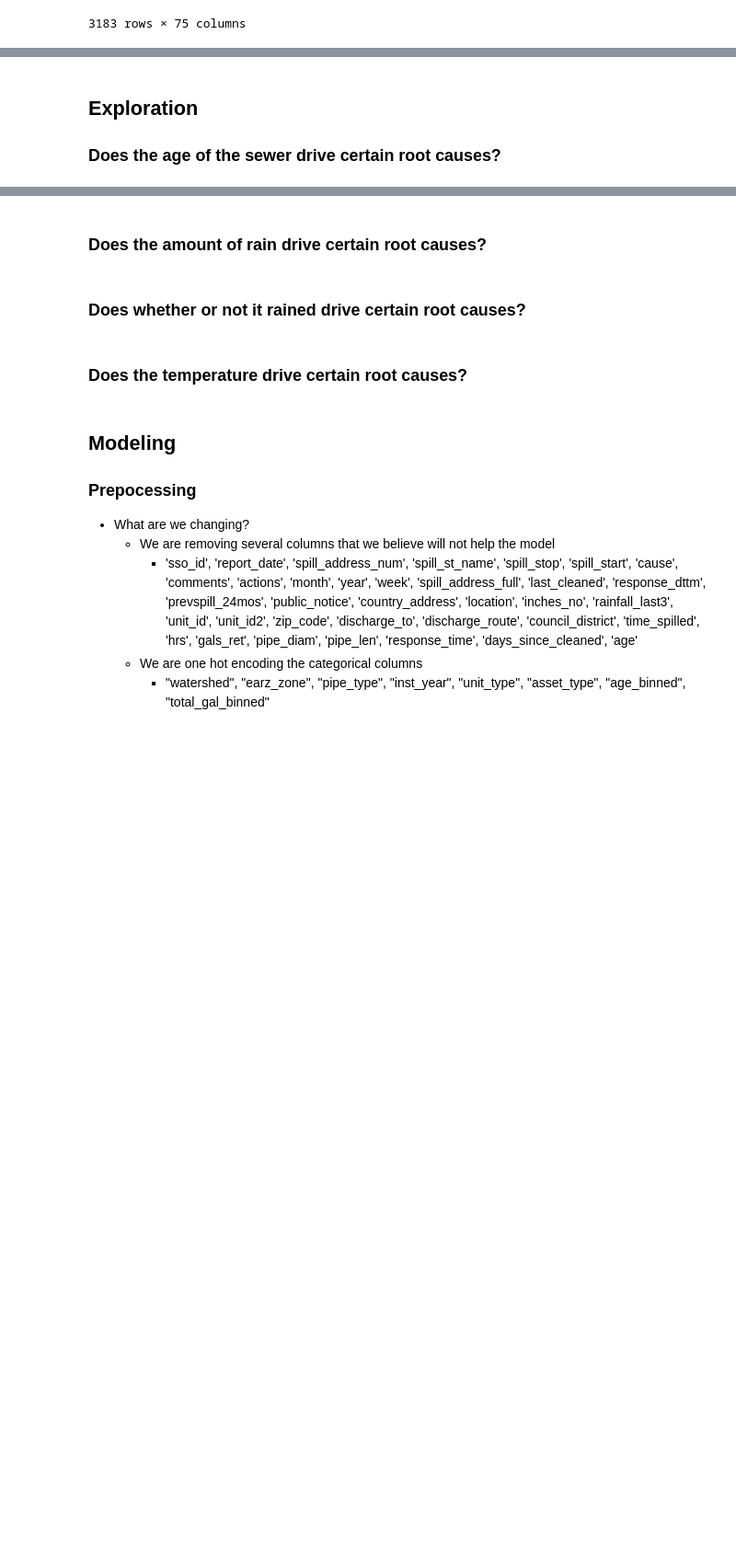
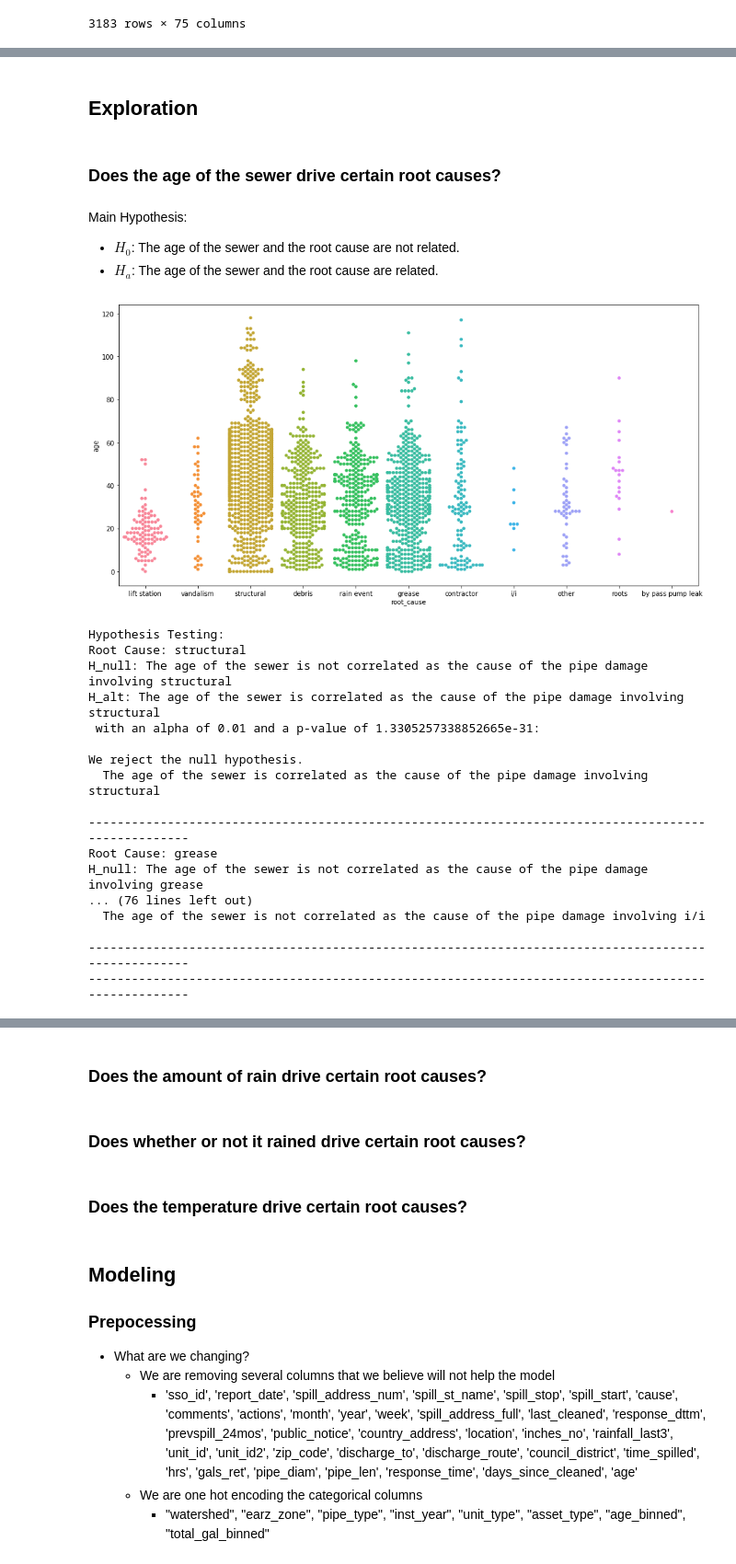
Before and after one commit to we-came-we-SAWS-we-conquered/saws-capstone-project, a Jupyter notebook: ryan-repo/saws_capstone_project.ipynb, the cells around one changed output, grey strips where cells are left out. Shown at 92% size. Drawn from its saved outputs; the diff is of its cells as text; code cells hidden in the pictures; blank space fills up the shorter version.

```diff
--- a/ryan-repo/saws_capstone_project.ipynb
+++ b/ryan-repo/saws_capstone_project.ipynb
@@ -109,4 +160,31 @@ df
+# %%
+train, test = train_test_split(df, train_size=.8, random_state=123)
+# %% [markdown]
+## Exploration
 # %% [markdown]
-## Exploration
-
 ### Does the age of the sewer drive certain root causes?
+# %% [markdown]
+Main Hypothesis:
+- $H_0$: The age of the sewer and the root cause are not related.
+- $H_a$: The age of the sewer and the root cause are related.
+# %%
+age_related_list = explore.age_explore(train)
+# %% [output]
+[figure, added]
+Hypothesis Testing:
+Root Cause: structural
+H_null: The age of the sewer is not correlated as the cause of the pipe damage involving structural
+H_alt: The age of the sewer is correlated as the cause of the pipe damage involving structural
+ with an alpha of 0.01 and a p-value of 1.3305257338852665e-31:
+
+We reject the null hypothesis.
+  The age of the sewer is correlated as the cause of the pipe damage involving structural
+
+----------------------------------------------------------------------------------------------------
+Root Cause: grease
+H_null: The age of the sewer is not correlated as the cause of the pipe damage involving grease
+... (76 lines left out)
+  The age of the sewer is not correlated as the cause of the pipe damage involving i/i
+
+----------------------------------------------------------------------------------------------------
+----------------------------------------------------------------------------------------------------
```
Also changed, not shown: parts of 11 cells of this notebook.
